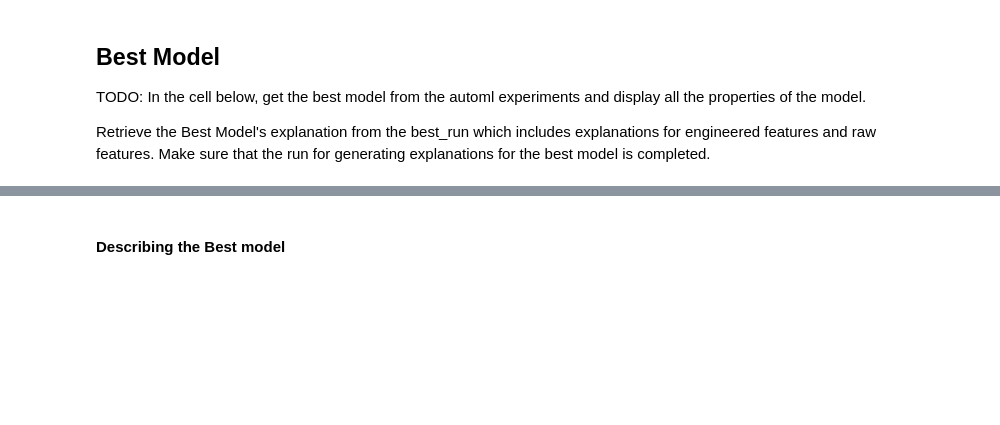
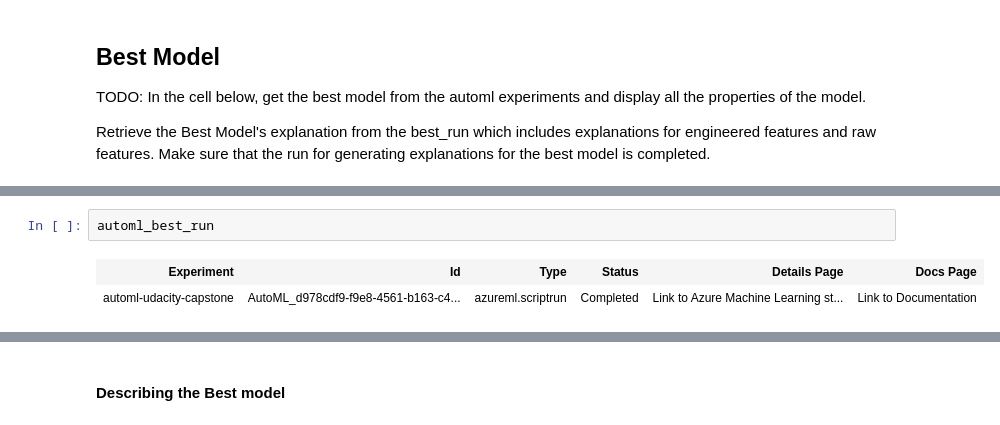
Before and after one commit to Aishwaryasasanapuri/Azure-ML-Capstone-Project, a Jupyter notebook: automl.ipynb, the cells around one changed output, grey strips where cells are left out. Cells and saved outputs as stored; diff of their text form; blank space fills up the shorter version.

```diff
--- a/automl.ipynb
+++ b/automl.ipynb
@@ -235,0 +283,5 @@ AutoML_ee7fc2f8-27f1-4d94-89bf-199778c1e0e2_ModelExplain
+# %%
+automl_best_run
+# %% [output]
+| Experiment | Id | Type | Status | Details Page | Docs Page |
+| automl-udacity-capstone | AutoML_d978cdf9-f9e8-4561-b163-c4... | azureml.scriptrun | Completed | Link to Azure Machine Learning st... | Link to Documentation |
```
Also changed, not shown: parts of 37 cells of this notebook, 53 other files.
